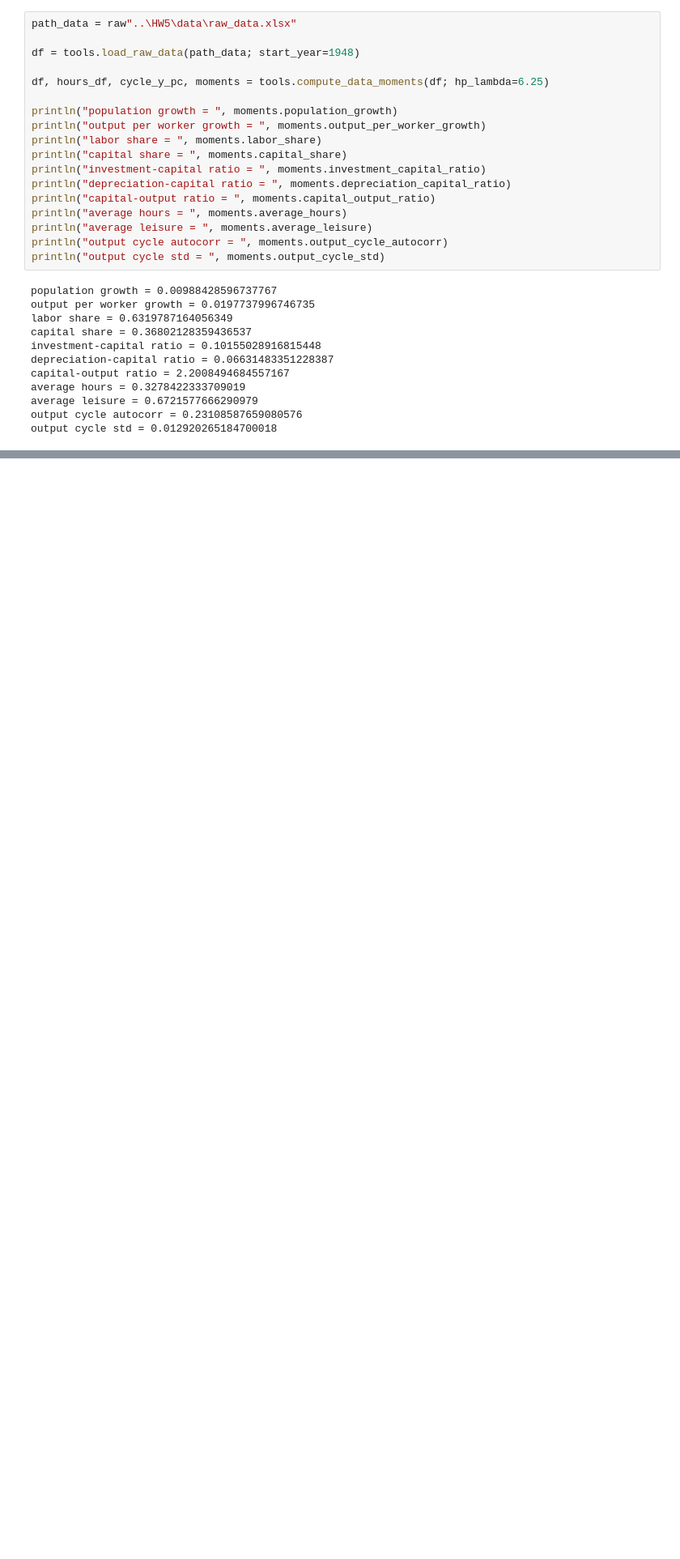
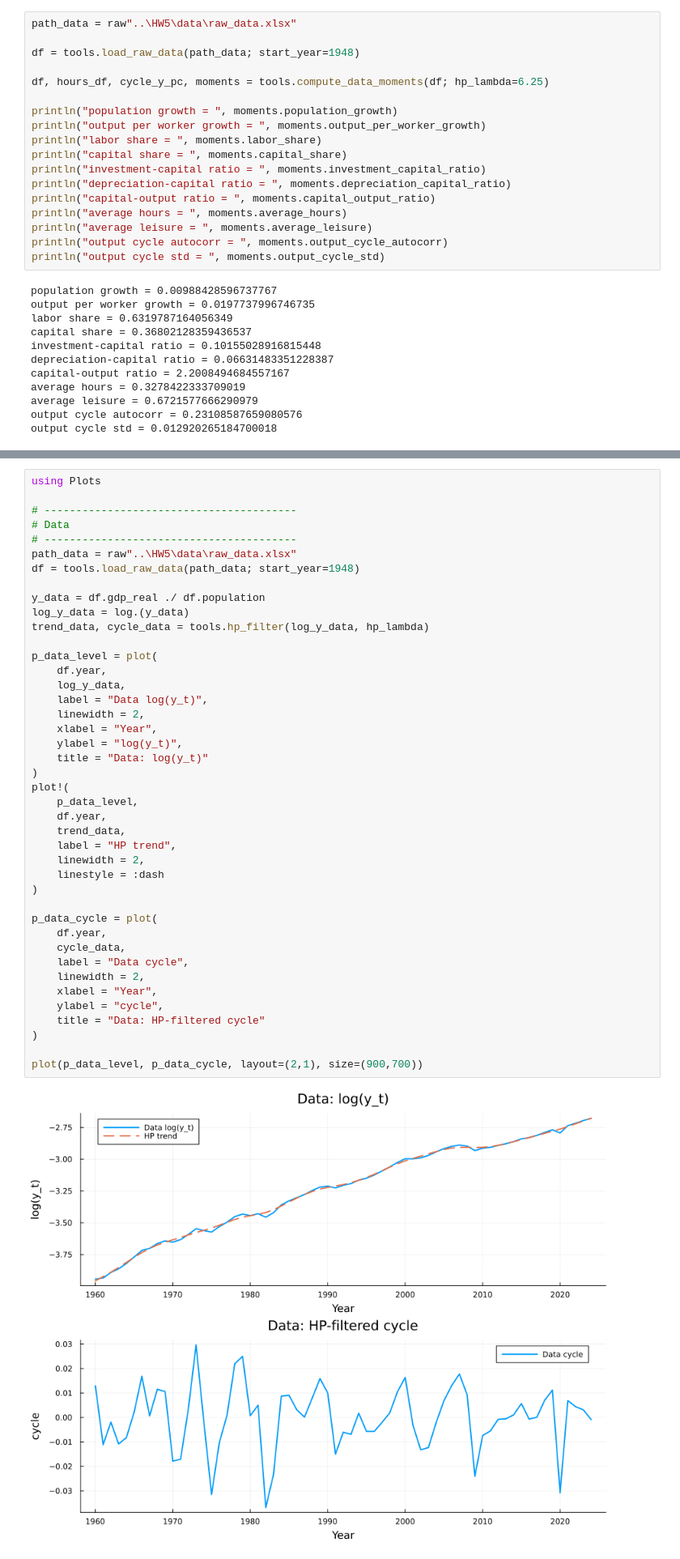
Before and after one commit to YuxuanZhao-Econ/ECON8208, a Jupyter notebook: HW5/HW5.ipynb, the cells around one changed output, grey strips where cells are left out. Shown at 81% size. Saved outputs shown, nothing was run; the diff lists cells and outputs as text; blank space fills up the shorter version.

```diff
--- a/HW5/HW5.ipynb
+++ b/HW5/HW5.ipynb
@@ -1996 +1996,45 @@ Output cycle std                           0.01292          0.013047
 ------------------------------------------------------------------------
+# %%
+using Plots
+
+# ----------------------------------------
+# Data
+# ----------------------------------------
+path_data = raw"..\HW5\data\raw_data.xlsx"
+df = tools.load_raw_data(path_data; start_year=1948)
+
+y_data = df.gdp_real ./ df.population
+log_y_data = log.(y_data)
+trend_data, cycle_data = tools.hp_filter(log_y_data, hp_lambda)
+
+p_data_level = plot(
+    df.year,
+    log_y_data,
+    label = "Data log(y_t)",
+    linewidth = 2,
+    xlabel = "Year",
+    ylabel = "log(y_t)",
+    title = "Data: log(y_t)"
+)
+plot!(
+    p_data_level,
+    df.year,
+    trend_data,
+    label = "HP trend",
+    linewidth = 2,
+    linestyle = :dash
+)
+
+p_data_cycle = plot(
+    df.year,
+    cycle_data,
+    label = "Data cycle",
+    linewidth = 2,
+    xlabel = "Year",
+    ylabel = "cycle",
+    title = "Data: HP-filtered cycle"
+)
+
+plot(p_data_level, p_data_cycle, layout=(2,1), size=(900,700))
+# %% [output]
+[figure, added]
```
Also changed, not shown: parts of 2 cells of this notebook.
